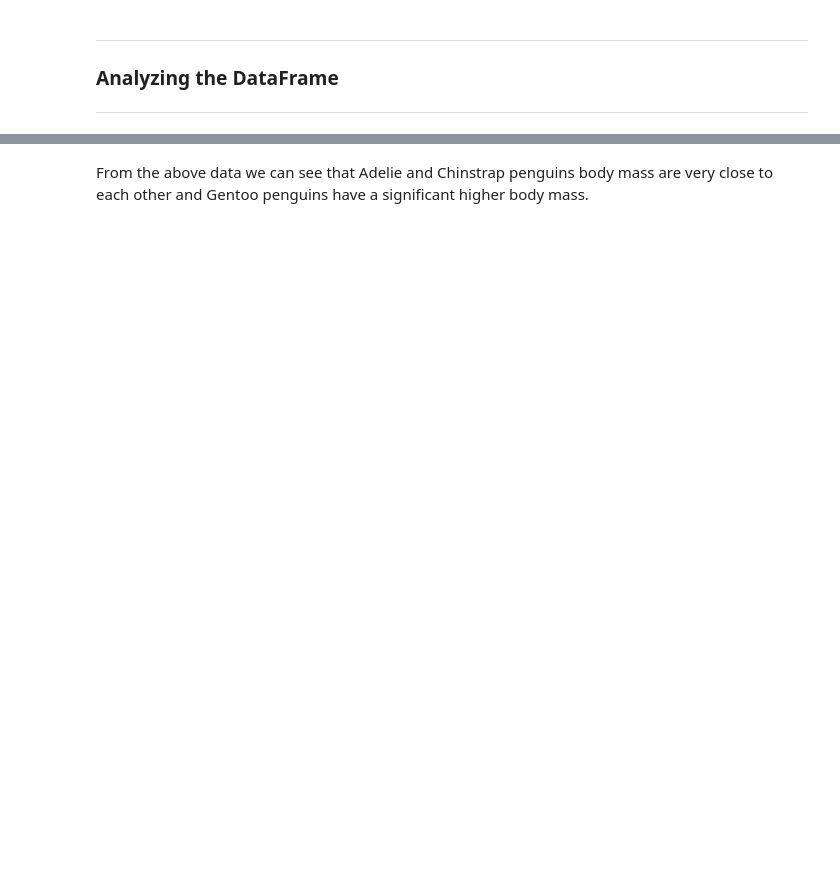
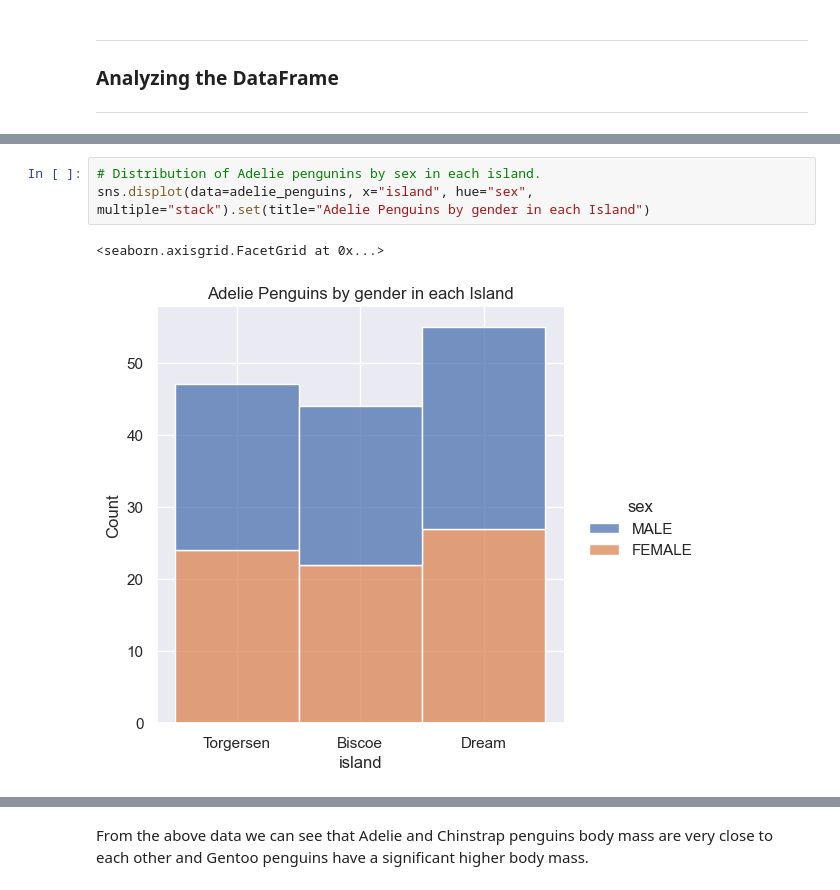
Before and after one commit to ermelinda-q/data_analytics, a Jupyter notebook: penguins.ipynb, the cells around one changed output, grey strips where cells are left out. Saved outputs shown, nothing was run; the diff lists cells and outputs as text; blank space fills up the shorter version.

```diff
--- a/penguins.ipynb
+++ b/penguins.ipynb
@@ -312,0 +367,6 @@ Text(0.5, 1.0, 'Body mass by species')
+# %%
+# Distribution of Adelie pengunins by sex in each island.
+sns.displot(data=adelie_penguins, x="island", hue="sex", multiple="stack").set(title="Adelie Penguins by gender in each Island")
+# %% [output]
+<seaborn.axisgrid.FacetGrid at 0x...>
+[figure, added]
```
Also changed, not shown: parts of 31 cells of this notebook.
